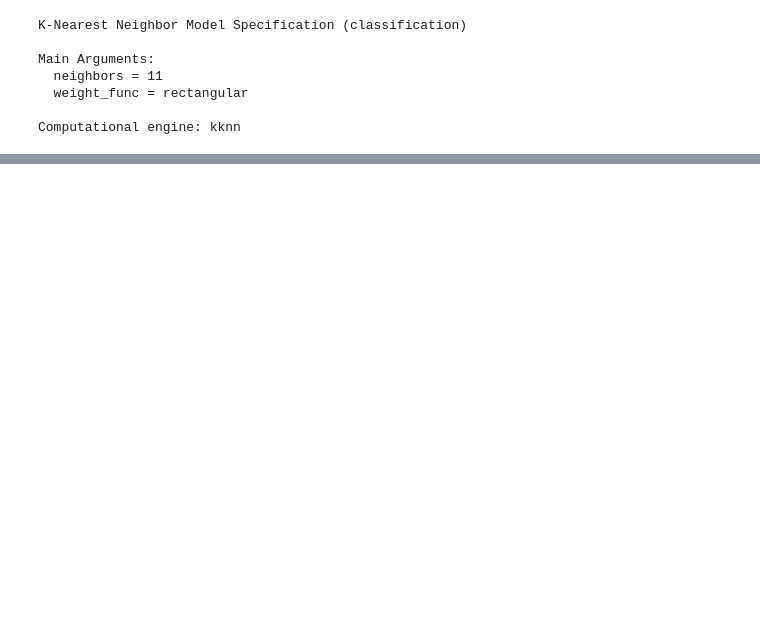
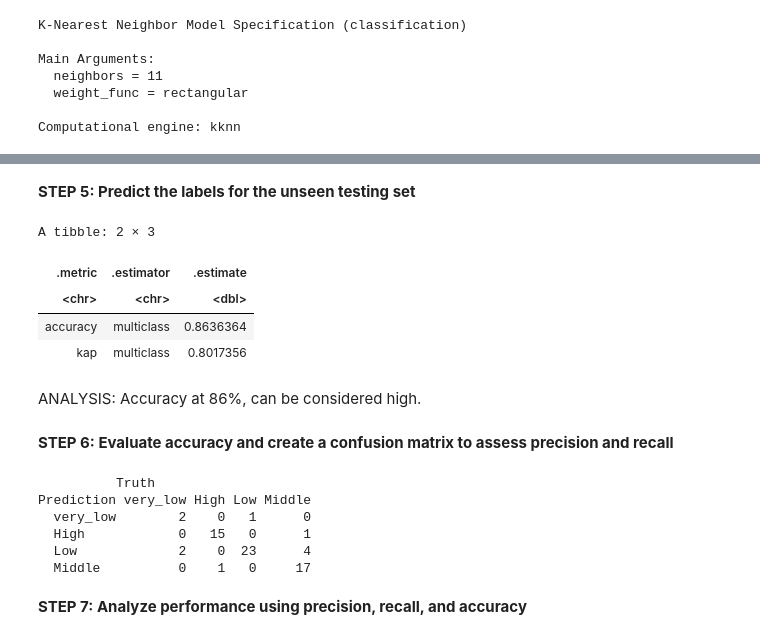
Before and after one commit to afellhauer/DSCI_Group_Project, a Jupyter notebook: project_report.ipynb, the cells around one changed output, grey strips where cells are left out. Drawn from its saved outputs; the diff is of its cells as text; code cells hidden in the pictures; blank space fills up the shorter version.

```diff
--- a/project_report.ipynb
+++ b/project_report.ipynb
@@ -160,0 +229,34 @@ STEP 4: Train the classifier using the training set
+# %% [markdown]
+**STEP 5: Predict the labels for the unseen testing set**
+# %%
+#Predicting the testing set
+predict_test <- predict(knowledge_best , knowledge_testing)|>
+                        bind_cols(knowledge_testing)
+
+accuracy_test<-predict_test|>
+                        metrics(truth = user_knowledge, estimate = .pred_class)
+
+accuracy_test
+# %% [output]
+A tibble: 2 × 3
+| .metric | .estimator | .estimate |
+| <chr> | <chr> | <dbl> |
+| accuracy | multiclass | 0.8636364 |
+| kap | multiclass | 0.8017356 |
+# %% [markdown]
+ANALYSIS: Accuracy at 86%, can be considered high.
+# %% [markdown]
+**STEP 6: Evaluate accuracy and create a confusion matrix to assess precision and recall**
+# %%
+test_mat <- predict_test |>
+      conf_mat(truth = user_knowledge, estimate = .pred_class)
+test_mat
+# %% [output]
+          Truth
+Prediction very_low High Low Middle
+  very_low        2    0   1      0
+  High            0   15   0      1
+  Low             2    0  23      4
+  Middle          0    1   0     17
+# %% [markdown]
+**STEP 7: Analyze performance using precision, recall, and accuracy**
```
Also changed, not shown: parts of 10 cells of this notebook.
